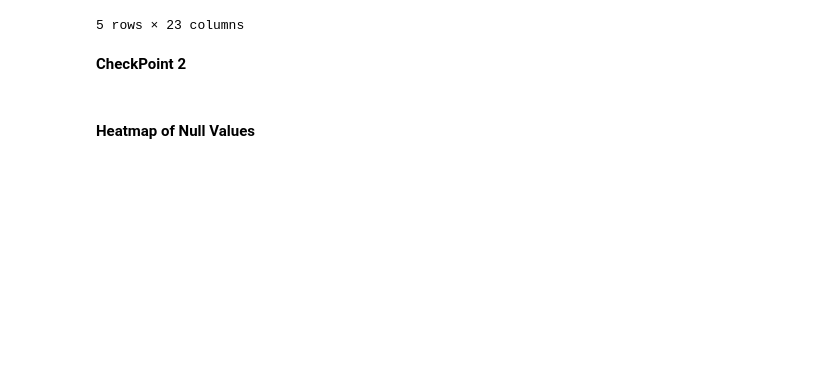
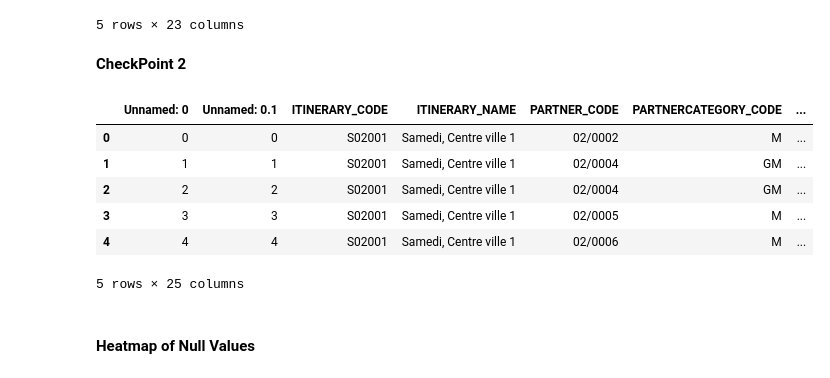
Before and after one commit to IsmailELY/Machine_Learning_for_Forecasting_Sales, a Jupyter notebook: First_step.ipynb, the cells around one changed output. Saved outputs shown, nothing was run; the diff lists cells and outputs as text; code cells hidden in the pictures; blank space fills up the shorter version.

```diff
--- a/First_step.ipynb
+++ b/First_step.ipynb
@@ -170,0 +158,15 @@ hijri_serie.head(),hijri_serie.size
+# %%
+Dates = myData2["GREGORIAN_DATE"]
+Events = myData2["GREGORIAN_DATE"].isin(hijri_events["GREGORIAN_DATE"].tolist())
+
+def hijri_holiday(index):
+    if Events[index]:
+        try:
+            return hijri_events[hijri_events["GREGORIAN_DATE"].str.match(Dates[index])]["ISLAMIC_HOLIDAY"][0]
+        except KeyError as e:
+            return hijri_events[hijri_events["GREGORIAN_DATE"].str.match(Dates[index])]["ISLAMIC_HOLIDAY"]
+    else:
+        return "None"
+
+Hijri = myData2.reset_index()["index"].map(lambda x: hijri_holiday(x))
+Hijri
@@ -170,0 +186,2 @@ hijri_serie.head(),hijri_serie.size
+# %%
+myData2["ISLAM_EVENT"]=Hijri
@@ -410,4 +433,14 @@ myData.head()
 5 rows × 23 columns
 # %% [markdown]
 <p><b>CheckPoint 2</b></p>
+# %%
+myData2.head()
+# %% [output]
+|  | Unnamed: 0 | Unnamed: 0.1 | ITINERARY_CODE | ITINERARY_NAME | PARTNER_CODE | PARTNERCATEGORY_CODE | ... |
+| 0 | 0 | 0 | S02001 | Samedi, Centre ville 1 | 02/0002 | M | ... |
+| 1 | 1 | 1 | S02001 | Samedi, Centre ville 1 | 02/0004 | GM | ... |
+| 2 | 2 | 2 | S02001 | Samedi, Centre ville 1 | 02/0004 | GM | ... |
+| 3 | 3 | 3 | S02001 | Samedi, Centre ville 1 | 02/0005 | M | ... |
+| 4 | 4 | 4 | S02001 | Samedi, Centre ville 1 | 02/0006 | M | ... |
+5 rows × 25 columns
 # %%
```
Also changed, not shown: parts of 24 cells of this notebook.
